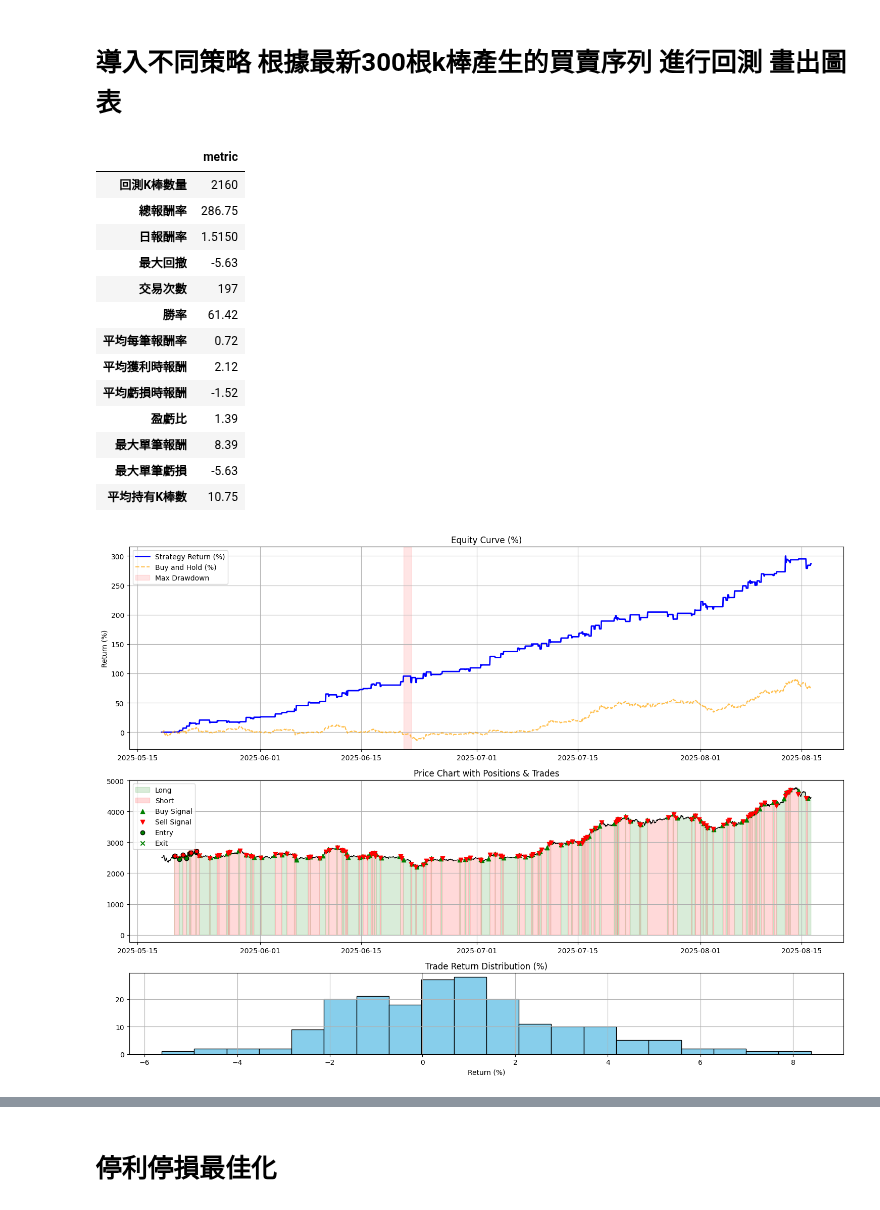
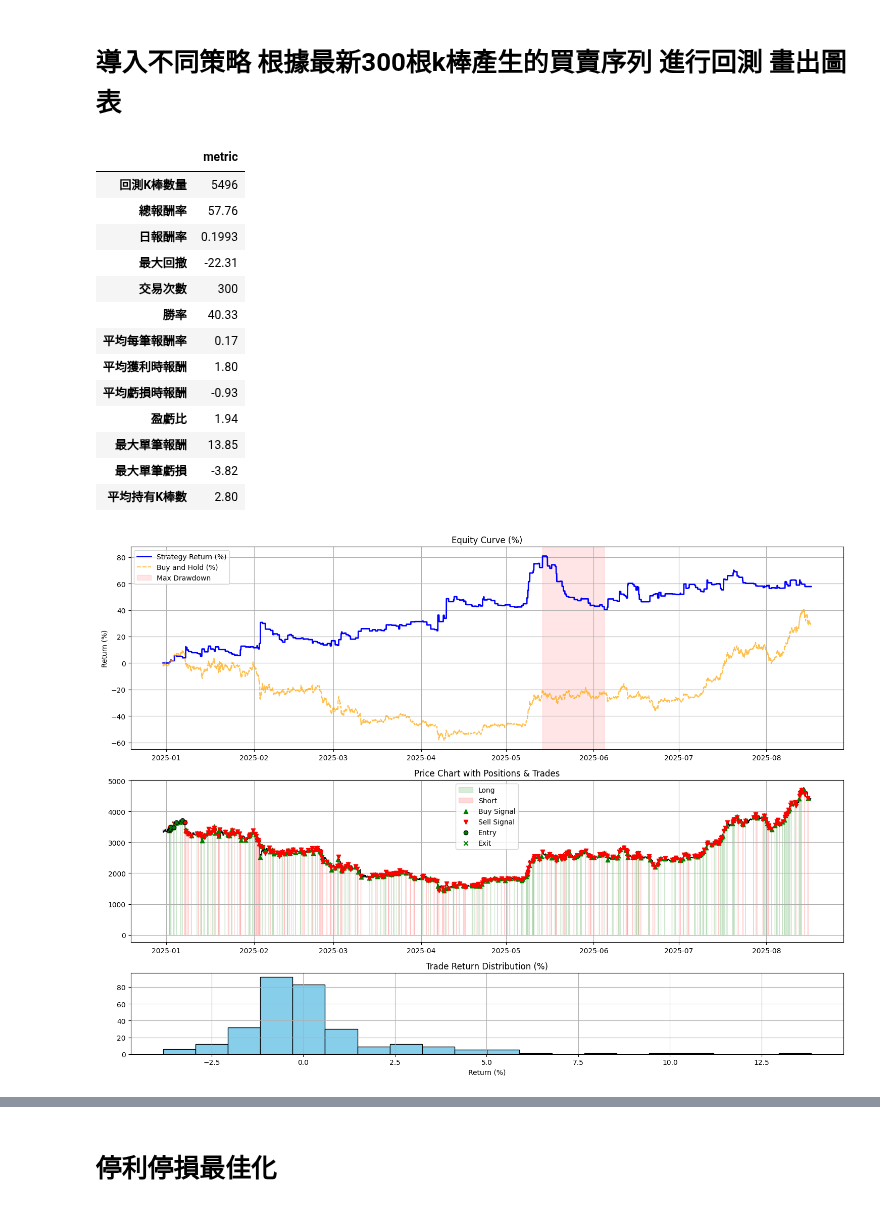
Before and after one commit to skywalker0803r/Vedanta, a Jupyter notebook: backtest_usage.ipynb, the cells around one changed output, grey strips where cells are left out. Saved outputs shown, nothing was run; the diff lists cells and outputs as text; code cells hidden in the pictures.

```diff
--- a/backtest_usage.ipynb
+++ b/backtest_usage.ipynb
@@ -3,48 +3,48 @@
 # %%
 from Technicalindicatorstrategy import vegas,turtle_strategy,macd,turtle_strategy_filter
 from Backtest.backtest import backtest_signals
 from Plot.plot import plot_backtest_result
 import pandas as pd
 from datetime import datetime,timedelta
 import warnings
 warnings.filterwarnings('ignore')
 import numpy as np
 np.random.seed(42)  # ✅ 固定隨機性（可重現性）
 import random
 random.seed(42)
 
-df_signals = turtle_strategy_filter.get_signals('ETHUSDT','1h',datetime.now(),24*30*3)
+df_signals = turtle_strategy_filter.get_signals('ETHUSDT','1h',datetime.now(),5496)
 
 result = backtest_signals(
     df_signals.copy(),
     initial_capital = 33, # 1000台幣
-    fee_rate = 0.0005, # 合約手續費
-    leverage = 1, # 槓桿
+    fee_rate = 0.0000, # 合約手續費
+    leverage = 2, # 槓桿
     allow_short = True, # 是否做空
     stop_loss = None,       # 停損閾值，例如0.05代表5%
     take_profit = None,     # 停利閾值
     capital_ratio = 1, # 每次使用的資金佔比
     max_hold_bars = 100000,# 最大持有K棒數
-    delay_entry=False
+    delay_entry=True
     )
 display(pd.DataFrame(result['metric'],index=['metric']).T)
 plot_backtest_result(result)
-display(pd.DataFrame(result['trades_log']).tail(100).style.background_gradient())
-display(df_signals[['timestamp','signal','close','stop_loss','reason']].tail(100).style.background_gradient())
+display(pd.DataFrame(result['trades_log']).head(10).style.background_gradient())
+display(df_signals[['timestamp','signal','close','stop_loss','reason']].head(10).style.background_gradient())
 # %% [output]
 |  | metric |
-| 回測K棒數量 | 2160 |
-| 總報酬率 | 286.75 |
-| 日報酬率 | 1.5150 |
-| 最大回撤 | -5.63 |
-| 交易次數 | 197 |
-| 勝率 | 61.42 |
-| 平均每筆報酬率 | 0.72 |
-| 平均獲利時報酬 | 2.12 |
-| 平均虧損時報酬 | -1.52 |
-| 盈虧比 | 1.39 |
-| 最大單筆報酬 | 8.39 |
-| 最大單筆虧損 | -5.63 |
-| 平均持有K棒數 | 10.75 |
+| 回測K棒數量 | 5496 |
+| 總報酬率 | 57.76 |
+| 日報酬率 | 0.1993 |
+| 最大回撤 | -22.31 |
+| 交易次數 | 300 |
+| 勝率 | 40.33 |
+| 平均每筆報酬率 | 0.17 |
+| 平均獲利時報酬 | 1.80 |
+| 平均虧損時報酬 | -0.93 |
+| 盈虧比 | 1.94 |
+| 最大單筆報酬 | 13.85 |
+| 最大單筆虧損 | -3.82 |
+| 平均持有K棒數 | 2.80 |
-[figure, old version]
+[figure, new version]
 |  | entry_time | exit_time | side | entry_price | exit_price | bars_held | return | reason |
```
Also changed, not shown: parts of 3 cells of this notebook, 1 other file.
